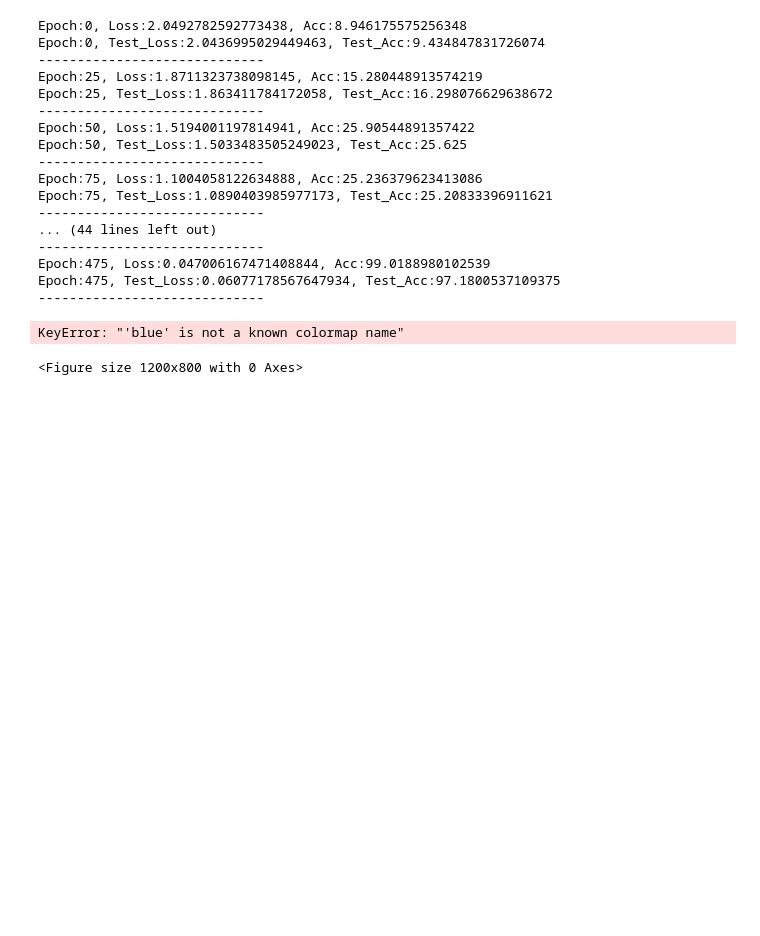
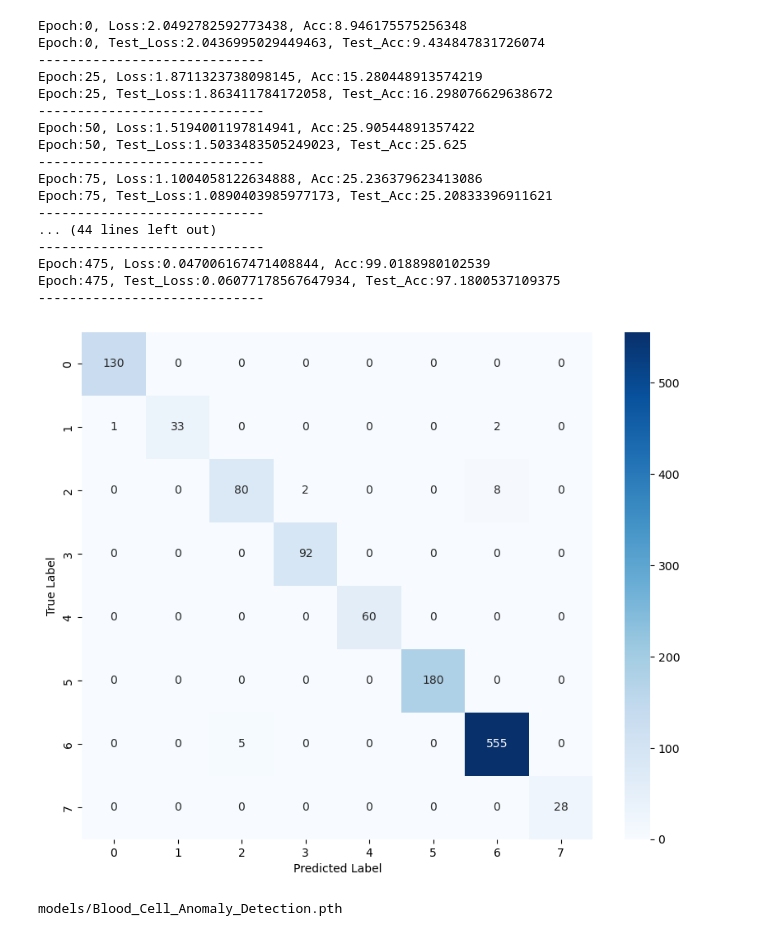
Before and after one commit to abdulkadiripek/Blood-Cell-Anomaly-Detection, a Jupyter notebook: model_train.ipynb, the cells around one changed output. Saved outputs shown, nothing was run; the diff lists cells and outputs as text; code cells hidden in the pictures; blank space fills up the shorter version.

Commit message:
Save the model.

```diff
--- a/model_train.ipynb
+++ b/model_train.ipynb
@@ -291,11 +291,11 @@ from torchmetrics.utilities import plot
 # %%
 cm = ConfusionMatrix(task='multiclass', num_classes=8)
 matrix = cm(test_pred,y_test)
 matrix = matrix.numpy()
-plt.figure(figsize=(12,8))
-sns.heatmap(matrix,
-            annot=True,      # Kutuların içine sayıları yazar
-            fmt='d',         # Sayıları tam sayı formatında gösterir (0.00 gibi değil)
+plt.figure(figsize=(10, 8))
+sns.heatmap(matrix, annot=True, fmt='d', cmap='Blues')
+plt.xlabel('Predicted Label')
+plt.ylabel('True Label')
+plt.show()
 # %% [output]
-KeyError: "'blue' is not a known colormap name"
-<Figure size 1200x800 with 0 Axes>
+[figure, added]
@@ -301,0 +304,9 @@ KeyError: "'blue' is not a known colormap name"
+# %%
+MODEL_PATH = Path("models")
+MODEL_PATH.mkdir(parents=True,exist_ok = True)
+
+MODEL_NAME = "Blood_Cell_Anomaly_Detection.pth"
+MODEL_SAVE_PATH = MODEL_PATH / MODEL_NAME
+print(MODEL_SAVE_PATH)
+# %% [output]
+models/Blood_Cell_Anomaly_Detection.pth
```
Also changed, not shown: parts of 2 cells of this notebook, 1 other file.
